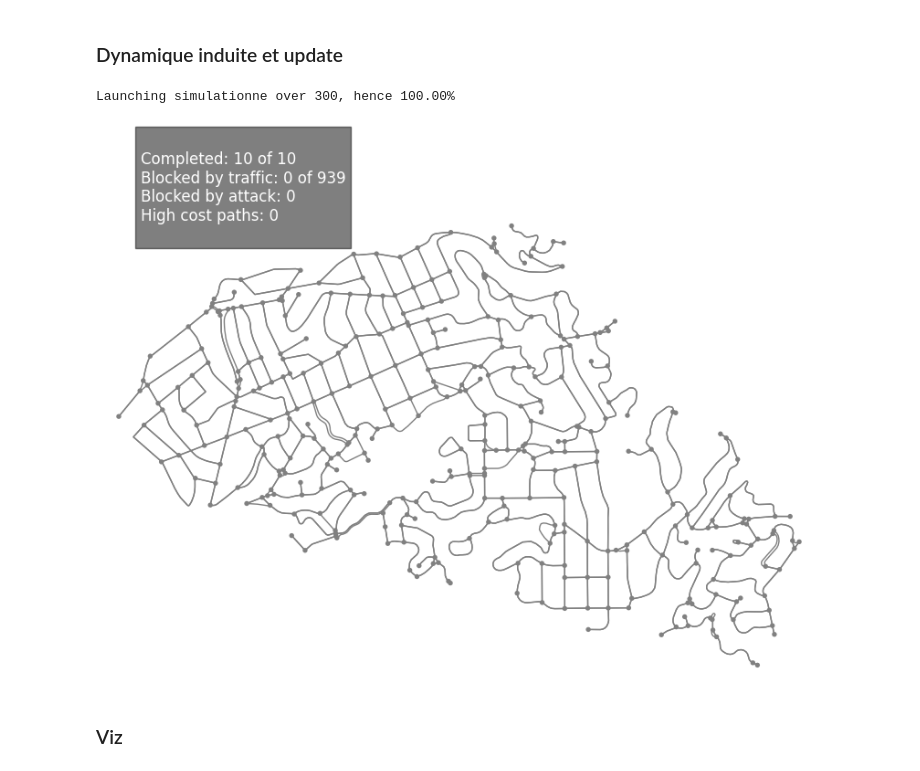
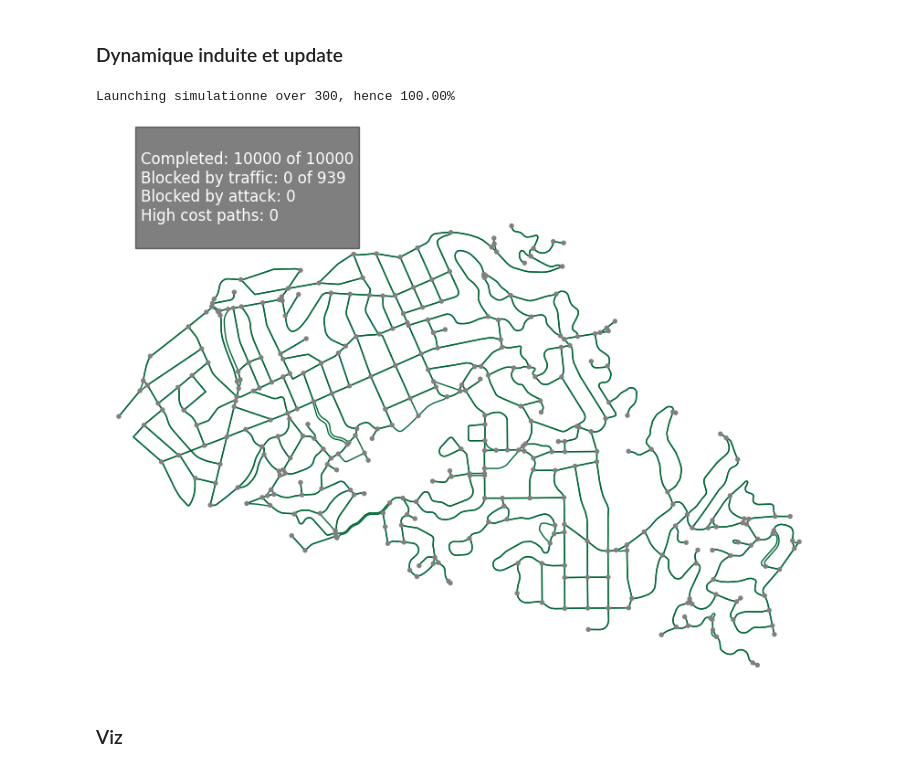
Before and after one commit to lucas-lacampagne/sim, a Jupyter notebook: notebooks/test_query_path.ipynb, the cells around one changed output. Drawn from its saved outputs; the diff is of its cells as text; code cells hidden in the pictures.

```diff
--- a/notebooks/test_query_path.ipynb
+++ b/notebooks/test_query_path.ipynb
@@ -141,8 +141,6 @@ class Car_fleet(Base_car_fleet):
                 car.log_traj(self.log_trajs, self.clock+datetime.timedelta(seconds=time_step-time_remaining))
                 car.first_step=False
 
-
-
                 car.next_edge_key = next_edge_key
                 self.handle_interactions(car.last_true_node, car.next_true_node,
                                         car.next_edge_key, 1, 10000, op=operator.ge)
@@ -183,6 +181,8 @@ class Car_fleet(Base_car_fleet):
                 self.launch_attack()
             if repair :
                 self.repair_attack()
+            if type(self.calc_helper)==rk_helper:
+                self.calc_helper.reset_all_paths()
             all_paths=self.calculate_paths(dist=3)
             self.update_fleet(time_step)
             self.step+=1
@@ -191,44 +191,44 @@ class Car_fleet(Base_car_fleet):
 # %% [markdown]
 ### Dynamique induite et update
 # %%
-demand=Car_fleet(G4_proj.copy(), rx_helper, size=10, log_trajs=10)
-demand.prepare_attack(attack='ebc', batch_size=10, number_steps=30)
+demand=Car_fleet(G4_proj.copy(), rx_helper, size=10000, log_trajs=10)
+demand.prepare_attack(attack='deg', batch_size=10, number_steps=30)
 frames=90
 logging.info(f'_'*30)
 
 def update(frame):
     pbar.update(1)
     if demand.all_completed():
         return ax,
 
     ax.clear()
     if frame > 0:
-        demand.run(attack=True, repair=True, time_step=20)
+        demand.run(attack=False, repair=False, time_step=20)
     # demand.display_h.display_huge(demand, ax=ax)
-    demand.display_h.display(demand, ax=ax)
+    demand.display_h.display_huge(demand, ax=ax)
     # demand.display_h.display_graph(demand.calc_helper.nx_graph, demand)²
     string=f'''
 Completed: {sum(demand.get_completed())} of {len(demand.fleet)}
 Blocked by traffic: {sum(demand.get_edge_blocked().values())} of {demand.graph.number_of_edges()}
 Blocked by attack: {len(list(it.chain.from_iterable(demand.rmvd_edges)))}
 High cost paths: {len(demand.info)}
 '''
     ax.text(0.05, 0.95, string,
             transform=ax.transAxes, fontsize=12, color='white',
             bbox=dict(facecolor='black', alpha=0.5))
     return ax,
 
 with tqdm(total=frames) as pbar:
     fig, ax = plt.subplots(figsize=(10, 8))
     ani = FuncAnimation(fig, update, frames=frames, interval=150, repeat=False)
     ani.save("ani.gif", writer='pillow',
             #  progress_callback = lambda i, n: print(f'Saving frame {i}/{n}', end='\r')
              )
     plt.show()
 UnitTest(demand).run()
 # %% [output]
 Launching simulationne over 300, hence 100.00%
-[figure, old version]
+[figure, new version]
 # %% [markdown]
 ### Viz
 # %%
```
Also changed, not shown: parts of 1 cell of this notebook, 4 other files.
